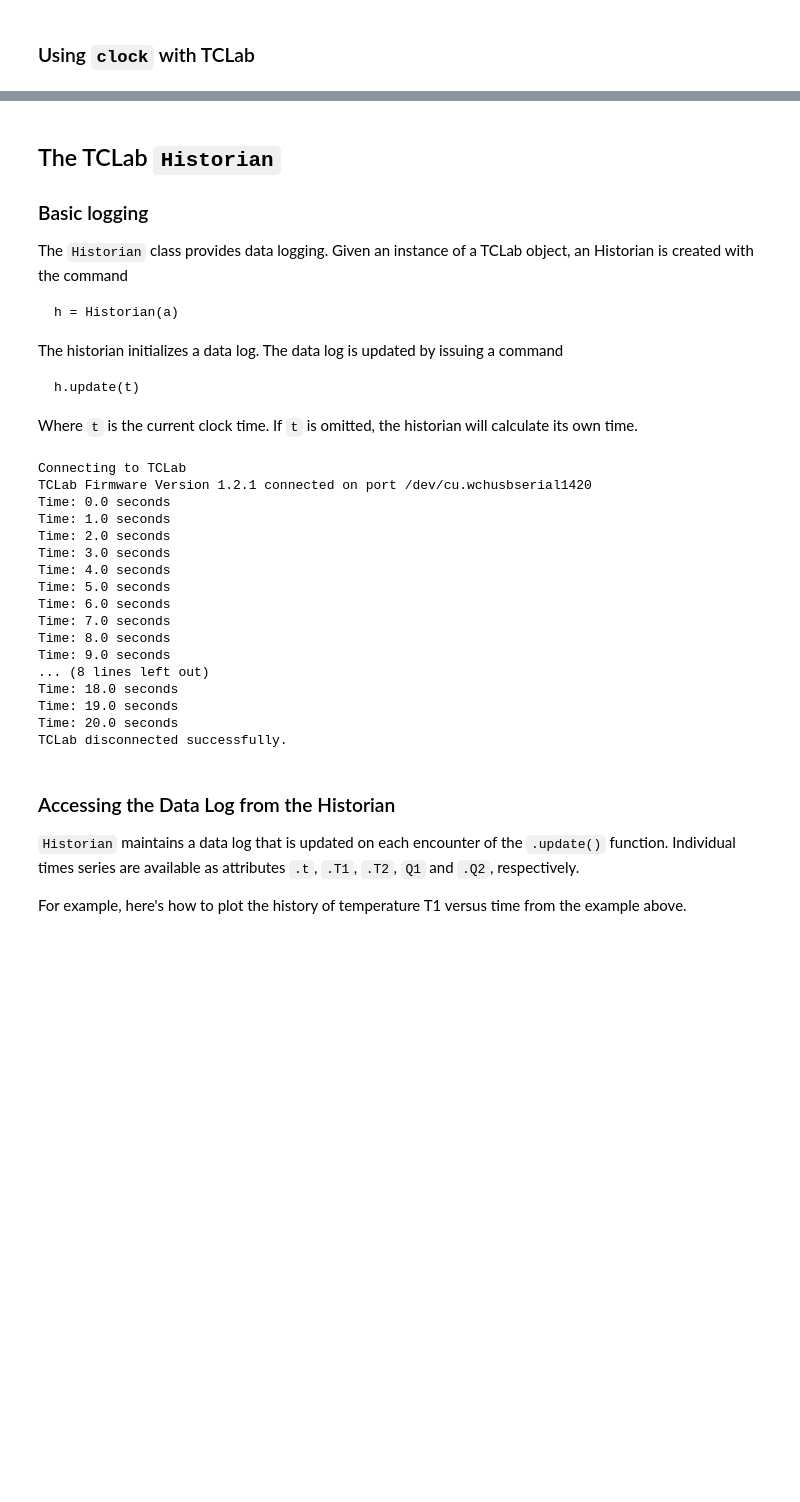
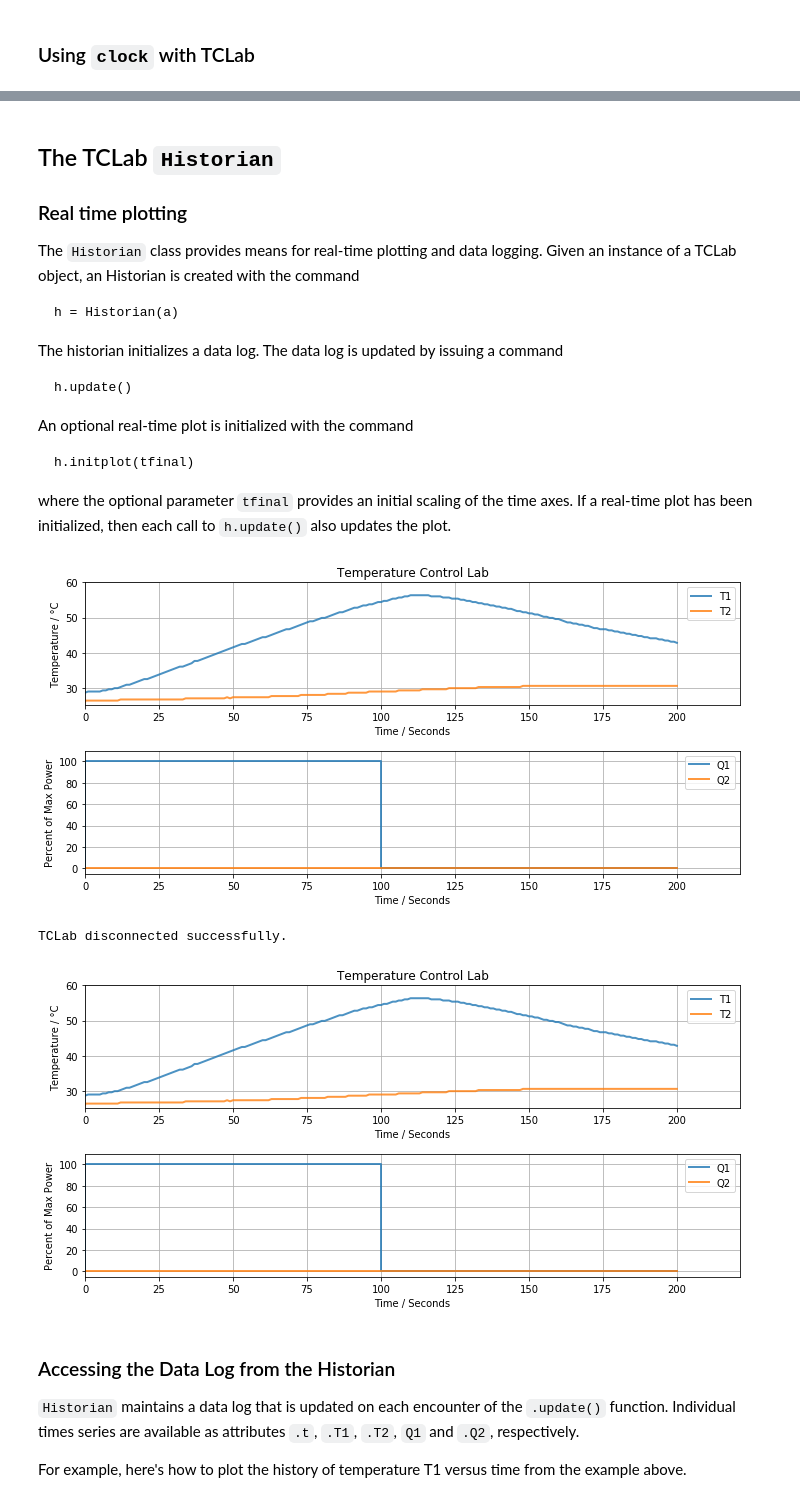
Before and after one commit to jckantor/TCLab, a Jupyter notebook: notebooks/0_TCLab_Overview.ipynb, the cells around one changed output, grey strips where cells are left out. Saved outputs shown, nothing was run; the diff lists cells and outputs as text; code cells hidden in the pictures; blank space fills up the shorter version.

```diff
--- a/notebooks/0_TCLab_Overview.ipynb
+++ b/notebooks/0_TCLab_Overview.ipynb
@@ -169,7 +168,7 @@ tfinal = 12
 tstep = 2
 for t in clock(tfinal, tstep):
     print(t, "sec.")
-    if 3 < t < 5:
+    if (t > 3) and (t < 5):
         time.sleep(2.2)
 # %% [output]
 0.0 sec.
@@ -260,44 +259,35 @@ TCLab disconnected successfully.
 # %% [markdown]
 ## The TCLab `Historian`
 
-### Basic logging
+### Real time plotting
 
-The `Historian` class provides data logging. Given an instance of a TCLab object, an Historian is created with the command
+The `Historian` class provides means for real-time plotting and data logging. Given an instance of a TCLab object, an Historian is created with the command
 
     h = Historian(a)
 
 The historian initializes a data log. The data log is updated by issuing a command
 
-    h.update(t)
+    h.update()
 
-Where `t` is the current clock time. If `t` is omitted, the historian will calculate its own time.
+An optional real-time plot is initialized with the command
+
+    h.initplot(tfinal)
+
+where the optional parameter `tfinal` provides an initial scaling of the time axes. If a real-time plot has been initialized, then each call to `h.update()` also updates the plot.
 # %%
+%matplotlib inline
 from tclab import TCLab, clock, Historian
 
 with TCLab() as a:
     h = Historian(a)
-    for t in clock(20, strict = True):
-        a.Q1(100 if t <= 10 else 0)
-        print("Time:", t, 'seconds')
+    h.initplot()
+    for t in clock(200, strict = True):
+        a.Q1(100 if t <= 100 else 0)
         h.update(t)
 # %% [output]
+[figure, added]
-Connecting to TCLab
-TCLab Firmware Version 1.2.1 connected on port /dev/cu.wchusbserial1420
-Time: 0.0 seconds
-Time: 1.0 seconds
-Time: 2.0 seconds
-Time: 3.0 seconds
-Time: 4.0 seconds
-Time: 5.0 seconds
-Time: 6.0 seconds
-Time: 7.0 seconds
-Time: 8.0 seconds
-Time: 9.0 seconds
-... (8 lines left out)
-Time: 18.0 seconds
-Time: 19.0 seconds
-Time: 20.0 seconds
 TCLab disconnected successfully.
+[figure, added]
 # %% [markdown]
 ### Accessing the Data Log from the Historian
 
```
Also changed, not shown: parts of 19 cells of this notebook, 1 other file.
